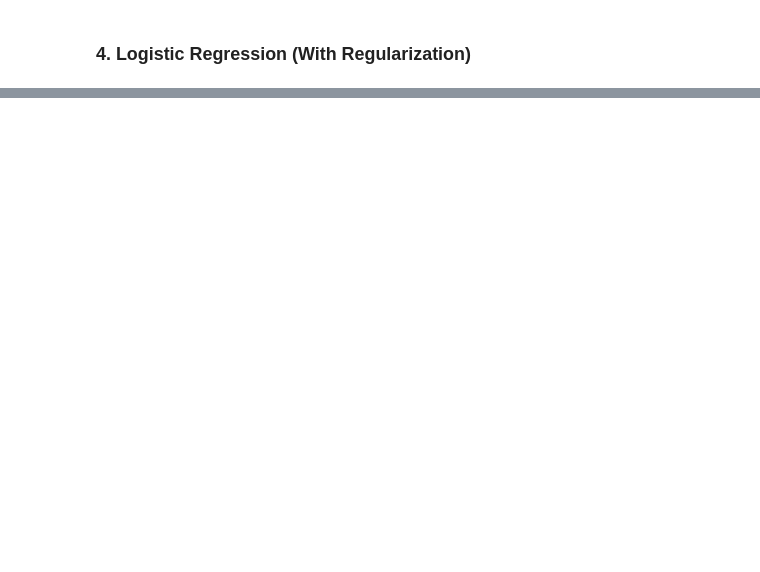
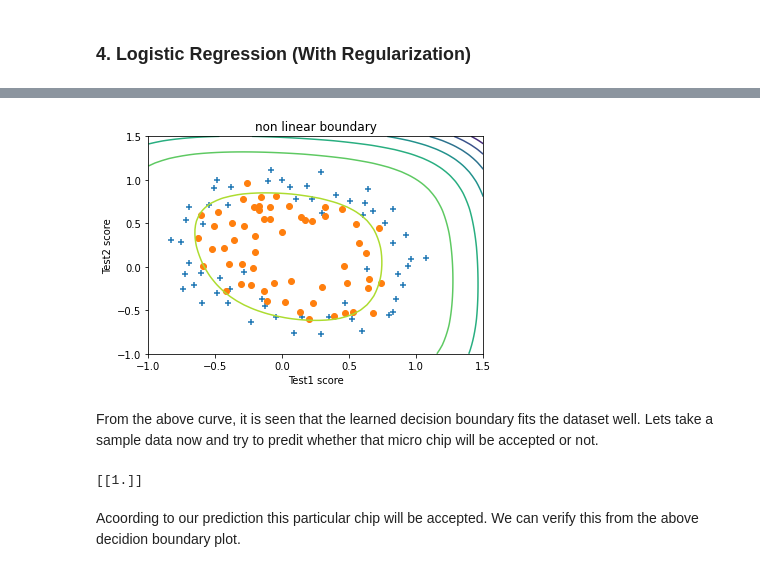
Before and after one commit to shamimtowhid/traditional_ML, a Jupyter notebook: Examples.ipynb, the cells around one changed output, grey strips where cells are left out. Cells and saved outputs as stored; diff of their text form; code cells hidden in the pictures; blank space fills up the shorter version.

```diff
--- a/Examples.ipynb
+++ b/Examples.ipynb
@@ -218,0 +273,29 @@ As we expected, with the learned theta values a decision boundary can be drawn w
+# %%
+X1 = data[0].values
+X2 = data[1].values
+
+X = tml.logistic_regression.map_feature(X1, X2, degree=6)
+y = data[data.columns[-1]]
+num_feature = X.shape[1]
+# %%
+theta = tml.initialize_theta(num_feature)
+theta, loss = tml.logistic_regression.optimize_theta(X, y, tml.logistic_regression.logistic_loss, theta,
+                                               tml.logistic_regression.gradient, lamda=1)
+# %%
+# plotting non linear decision boundary
+tml.scatter_plot(cls_1[0], cls_1[1], show=False)
+tml.scatter_plot(cls_2[0], cls_2[1], m='o', show=False)
+tml.plot_non_linear_boundary(theta, Xlabel="Test1 score", Ylabel="Test2 score", plot_title="non linear boundary")
+# %% [output]
+[figure, added]
+# %% [markdown]
+From the above curve, it is seen that the learned decision boundary fits the dataset well. Lets take a sample data now and try to predit whether that micro chip will be accepted or not.
+# %%
+X = np.array([[0.5, 0.5]])
+high_dimensional_feature = tml.logistic_regression.map_feature(np.array(X[0][0]), np.array(X[0][1]))
+p = tml.log_regression_predict(high_dimensional_feature, theta)
+print(p)
+# %% [output]
+[[1.]]
+# %% [markdown]
+Acoording to our prediction this particular chip will be accepted. We can verify this from the above decidion boundary plot.
```
Also changed, not shown: parts of 13 cells of this notebook.
